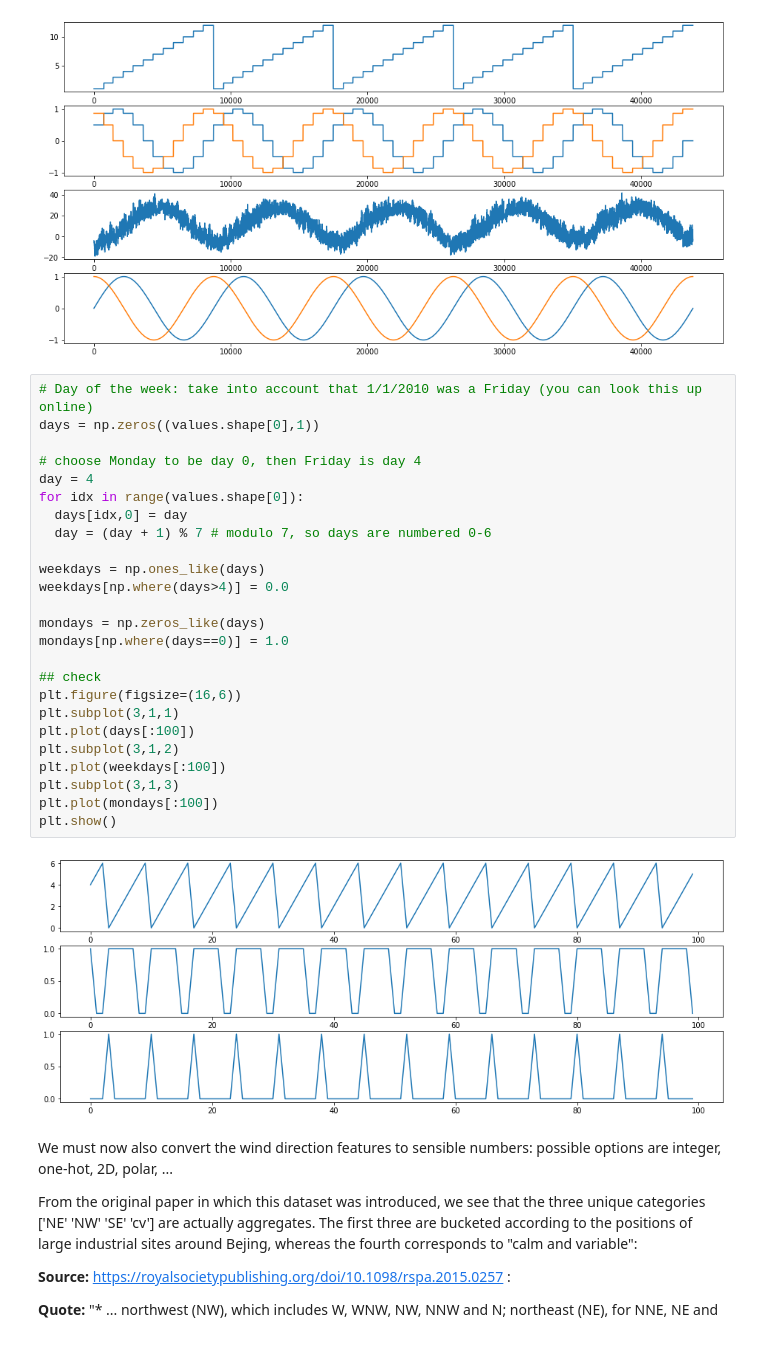
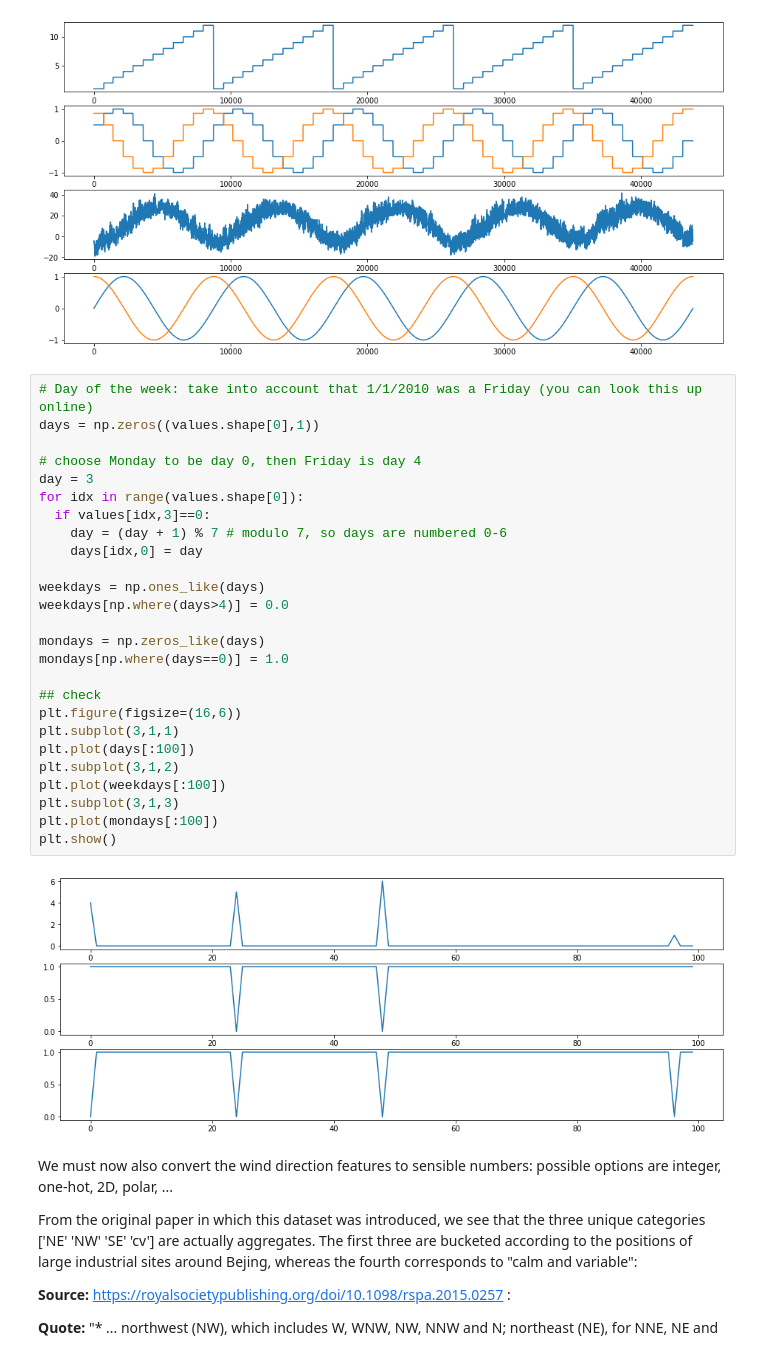
Before and after one commit to aaronhallaert/DeepLearningLab, a Jupyter notebook: Third Graded Assignment/Third_graded_assignment_data_preprocessing.ipynb, the cells around one changed output. Cells and saved outputs as stored; diff of their text form.

```diff
--- a/Third Graded Assignment/Third_graded_assignment_data_preprocessing.ipynb
+++ b/Third Graded Assignment/Third_graded_assignment_data_preprocessing.ipynb
@@ -167,30 +171,31 @@ plt.show()
 # %%
 # Day of the week: take into account that 1/1/2010 was a Friday (you can look this up online)
 days = np.zeros((values.shape[0],1))
 
 # choose Monday to be day 0, then Friday is day 4
-day = 4
+day = 3
 for idx in range(values.shape[0]):
-  days[idx,0] = day
-  day = (day + 1) % 7 # modulo 7, so days are numbered 0-6
+  if values[idx,3]==0:
+    day = (day + 1) % 7 # modulo 7, so days are numbered 0-6
+    days[idx,0] = day
 
 weekdays = np.ones_like(days)
 weekdays[np.where(days>4)] = 0.0
 
 mondays = np.zeros_like(days)
 mondays[np.where(days==0)] = 1.0
 
 ## check
 plt.figure(figsize=(16,6))
 plt.subplot(3,1,1)
 plt.plot(days[:100])
 plt.subplot(3,1,2)
 plt.plot(weekdays[:100])
 plt.subplot(3,1,3)
 plt.plot(mondays[:100])
 plt.show()
 # %% [output]
-[figure, old version]
+[figure, new version]
 # %% [markdown]
 We must now also convert the wind direction features to sensible numbers: possible options are integer, one-hot, 2D, polar, ...
 
```
Also changed, not shown: parts of 2 cells of this notebook.
